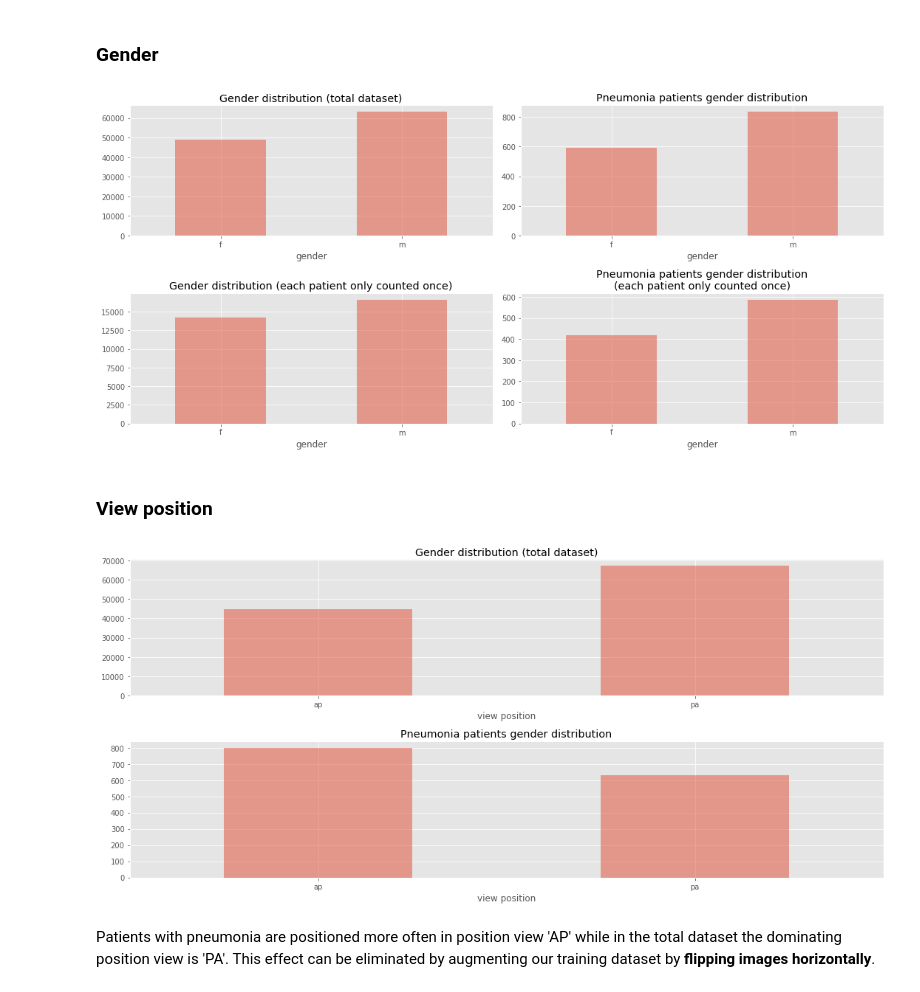
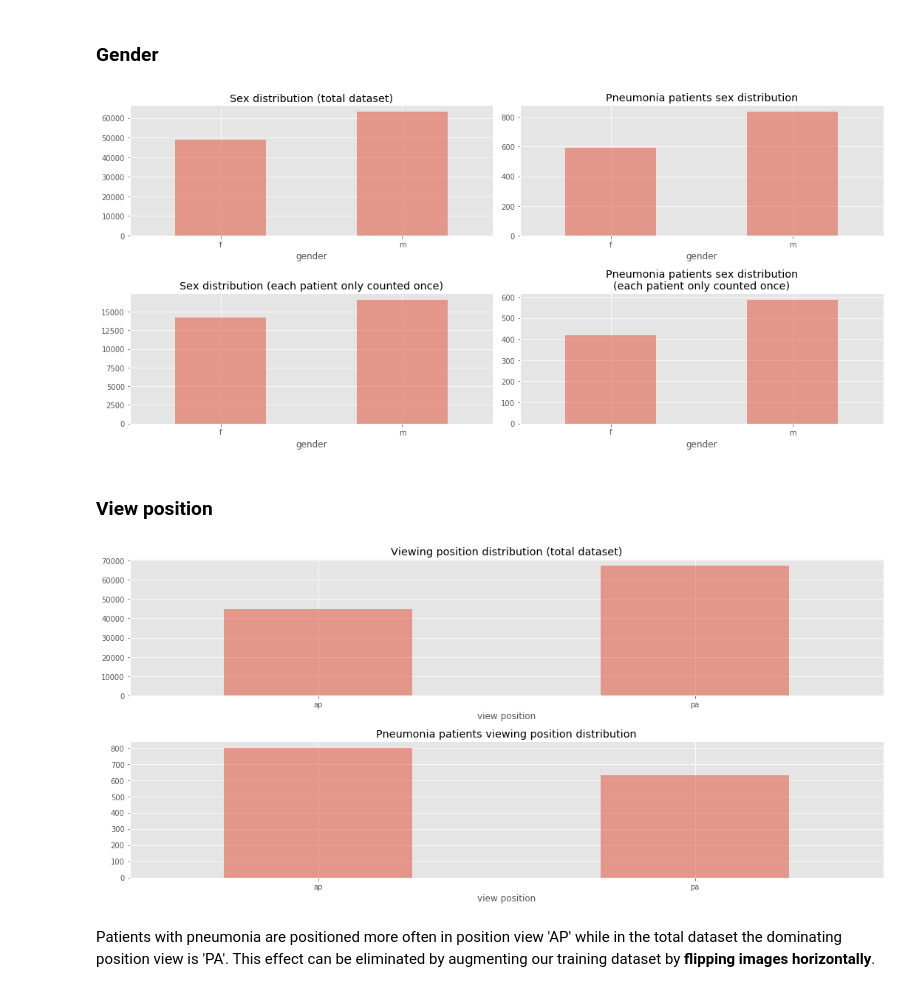
Before and after one commit to phthaloc/AIHCND_C2_Starter, a Jupyter notebook: EDA.ipynb, the cells around one changed output. Drawn from its saved outputs; the diff is of its cells as text; code cells hidden in the pictures.

```diff
--- a/EDA.ipynb
+++ b/EDA.ipynb
@@ -402,51 +402,52 @@ plt.savefig(f'{path_figures}age.png', bbox_inches='tight')
 # %%
 fig, axarr = plt.subplots(2, 2, figsize=(15, 7))
 
-ttl = 'Gender distribution (total dataset)'
+ttl = 'Sex distribution (total dataset)'
 (df['patient_gender']
  .value_counts()
  .sort_index()
  .plot.bar(ax=axarr[0, 0], alpha=0.5, title=ttl, rot=1))
 axarr[0, 0].set_xlabel('gender')
 
-ttl = 'Pneumonia patients gender distribution'
+ttl = 'Pneumonia patients sex distribution'
 (df.loc[df['label_pneumonia']==1, 'patient_gender']
  .value_counts()
  .sort_index()
  .plot.bar(ax=axarr[0, 1], alpha=0.5, title=ttl, rot=1))
 axarr[0, 1].set_xlabel('gender')
 
-ttl = 'Gender distribution (each patient only counted once)'
+ttl = 'Sex distribution (each patient only counted once)'
 (df.drop_duplicates(subset='pid', keep='first')['patient_gender']
  .value_counts()
  .sort_index()
  .plot.bar(ax=axarr[1, 0], alpha=0.5, title=ttl, rot=1))
 axarr[1, 0].set_xlabel('gender')
 
-ttl = 'Pneumonia patients gender distribution\n(each patient only counted once)'
+ttl = 'Pneumonia patients sex distribution\n(each patient only counted once)'
 (df[df['label_pneumonia']==1]
  .drop_duplicates(subset='pid', keep='first')['patient_gender']
  .value_counts()
  .sort_index()
  .plot.bar(ax=axarr[1, 1], alpha=0.5, title=ttl, rot=1))
 axarr[1, 1].set_xlabel('gender')
 
 fig.tight_layout()
+plt.savefig(f'{path_figures}sex_distributions.png', bbox_inches='tight')
 # %% [output]
-[figure, old version]
+[figure, new version]
 # %% [markdown]
 ### View position
 # %%
 fig, axarr = plt.subplots(2, 1, figsize=(15, 7))
 
-ttl = 'Gender distribution (total dataset)'
+ttl = 'Viewing position distribution (total dataset)'
 (df['view_position']
  .value_counts()
  .sort_index()
  .plot.bar(ax=axarr[0], alpha=0.5, title=ttl, rot=1))
 axarr[0].set_xlabel('view position')
 
-ttl = 'Pneumonia patients gender distribution'
+ttl = 'Pneumonia patients viewing position distribution'
 (df.loc[df['label_pneumonia']==1, 'view_position']
  .value_counts()
  .sort_index()
@@ -454,8 +455,9 @@ ttl = 'Pneumonia patients gender distribution'
 axarr[1].set_xlabel('view position')
 
 fig.tight_layout()
+plt.savefig(f'{path_figures}viewing_posistion_distribution.png', bbox_inches='tight')
 # %% [output]
-[figure, old version]
+[figure, new version]
 # %% [markdown]
 Patients with pneumonia are positioned more often in position view 'AP' while in the total dataset the dominating position view is 'PA'. This effect can be eliminated by augmenting our training dataset by **flipping images horizontally**.
 # %% [markdown]
```
Also changed, not shown: parts of 10 cells of this notebook.
